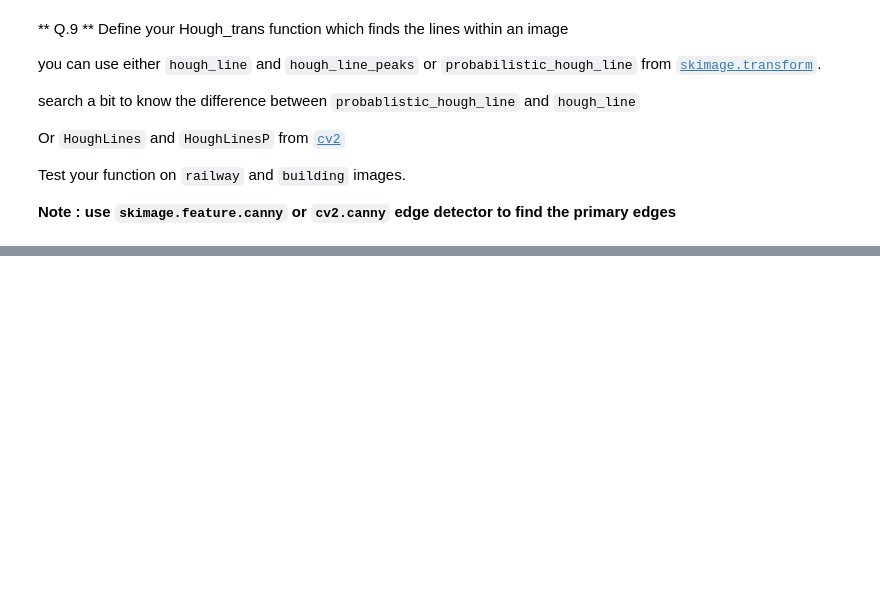
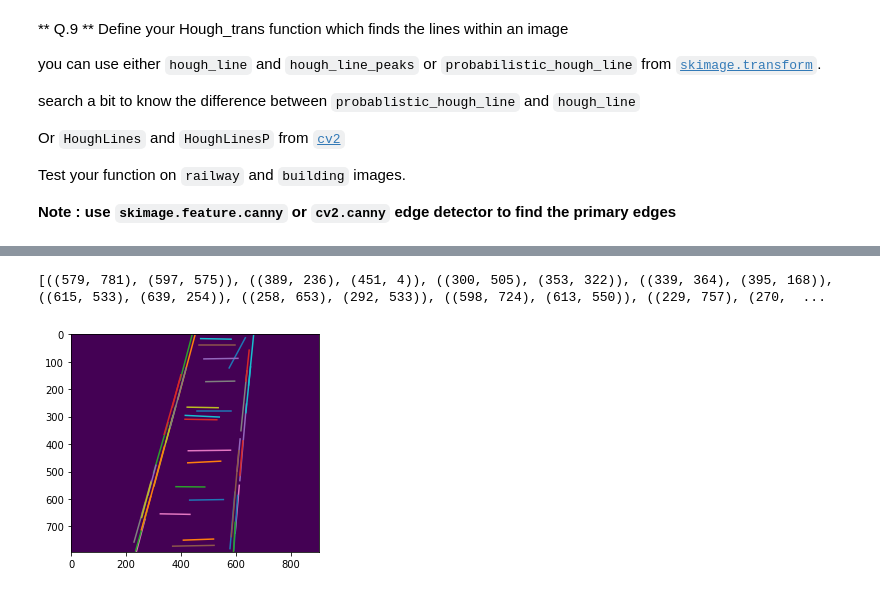
Before and after one commit to gulnurungan/B31XB-IIP-TP-1718, a Jupyter notebook: 4-filter-spatial-domain/4-spatial-filter.ipynb, the cells around one changed output, grey strips where cells are left out. Drawn from its saved outputs; the diff is of its cells as text; code cells hidden in the pictures; blank space fills up the shorter version.

```diff
--- a/4-filter-spatial-domain/4-spatial-filter.ipynb
+++ b/4-filter-spatial-domain/4-spatial-filter.ipynb
@@ -333,0 +343,10 @@ Test your function on `railway` and `building` images.
+# %%
+lines = probabilistic_hough_line(edg, threshold = 10, line_length=105, line_gap=11)
+print(lines)
+plt.imshow(edg * 0)
+for line in lines:
+    p0, p1 = line
+    plt.plot((p0[0], p1[0]), (p0[1], p1[1]))
+# %% [output]
+[((579, 781), (597, 575)), ((389, 236), (451, 4)), ((300, 505), (353, 322)), ((339, 364), (395, 168)), ((615, 533), (639, 254)), ((258, 653), (292, 533)), ((598, 724), (613, 550)), ((229, 757), (270,  ...
+[figure, added]
```
Also changed, not shown: parts of 8 cells of this notebook.
